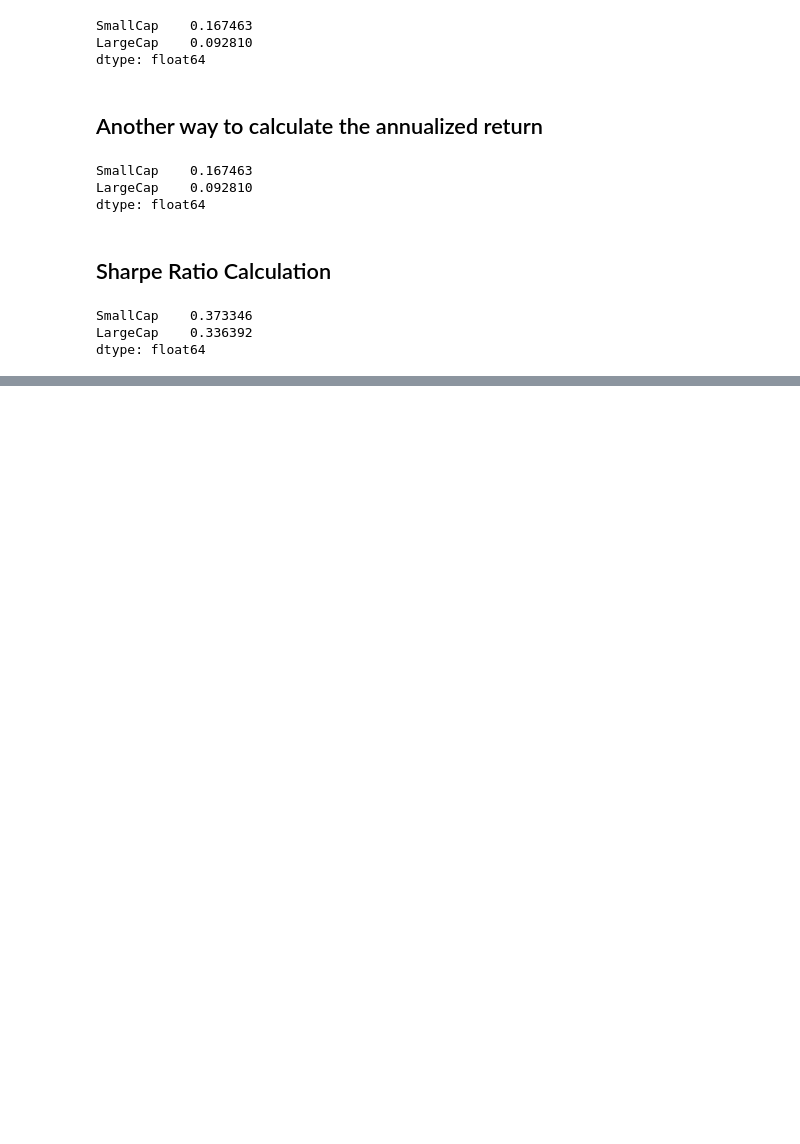
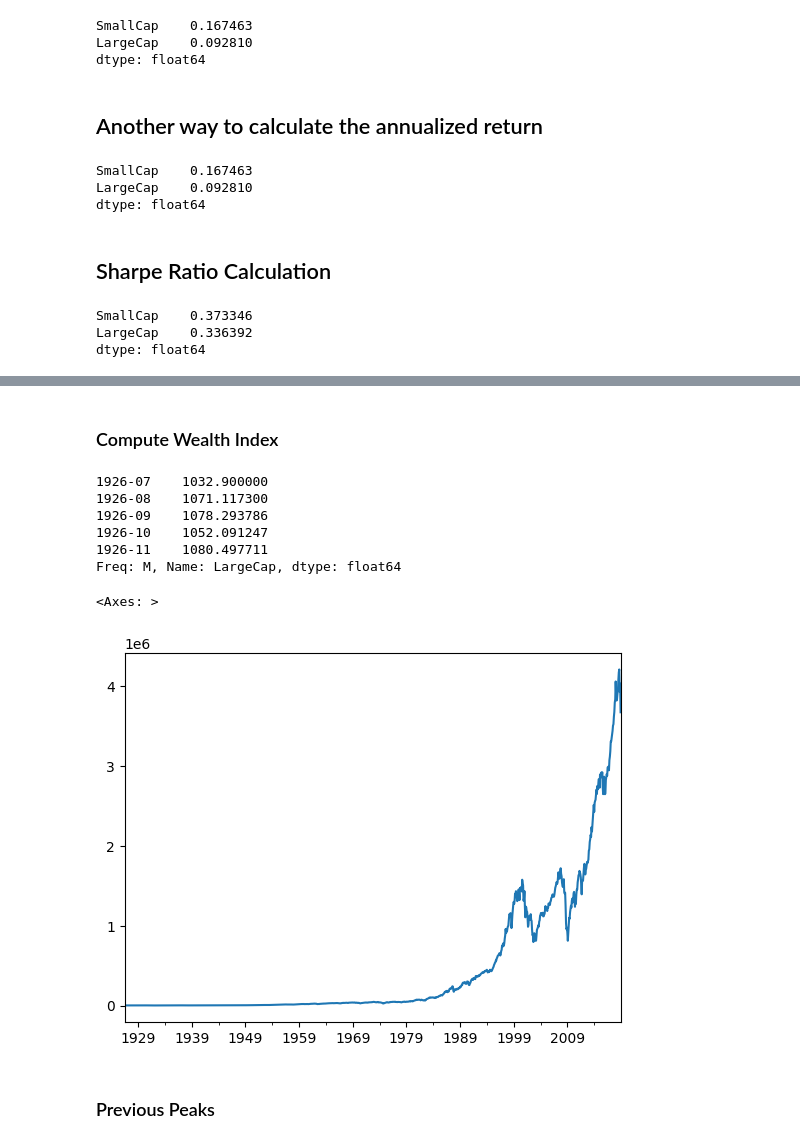
Before and after one commit to Akib-Raihan-4/Trading_With_Python, a Jupyter notebook: w1_s1.ipynb, the cells around one changed output, grey strips where cells are left out. Cells and saved outputs as stored; diff of their text form; code cells hidden in the pictures; blank space fills up the shorter version.

Commit message:
Drawdown practical part, wealth index, max peaks

```diff
--- a/w1_s1.ipynb
+++ b/w1_s1.ipynb
@@ -392,0 +395,10 @@ $$ Calmar \ Ratio = \frac{Average Annual Return}{Maximum Drawdown} $$
+# %%
+me_m = pd.read_csv('data/Portfolios_Formed_on_ME_monthly_EW.csv',
+                   header=0,
+                   index_col=0,
+                   parse_dates=True,
+                   na_values=-99.99)
+rets = me_m[['Lo 10', 'Hi 10']]
+rets.columns = ['SmallCap', 'LargeCap']
+rets /= 100
+rets.plot.line()
@@ -392,0 +408,4 @@ $$ Calmar \ Ratio = \frac{Average Annual Return}{Maximum Drawdown} $$
+# %%
+# Convert the index to datetime format
+rets.index = pd.to_datetime(rets.index, format="%Y%m")
+rets.head()
@@ -392,0 +419,4 @@ $$ Calmar \ Ratio = \frac{Average Annual Return}{Maximum Drawdown} $$
+# %%
+# Convert the index to a period with monthly frequency
+rets.index = rets.index.to_period('M')
+rets.head()
@@ -392,0 +446,19 @@ $$ Calmar \ Ratio = \frac{Average Annual Return}{Maximum Drawdown} $$
+# %% [markdown]
+### Compute Wealth Index
+# %%
+wealth_index = 1000 * (1+rets["LargeCap"]).cumprod()
+wealth_index.head()
+# %% [output]
+1926-07    1032.900000
+1926-08    1071.117300
+1926-09    1078.293786
+1926-10    1052.091247
+1926-11    1080.497711
+Freq: M, Name: LargeCap, dtype: float64
+# %%
+wealth_index.plot.line()
+# %% [output]
+<Axes: >
+[figure, added]
+# %% [markdown]
+### Previous Peaks
```
Also changed, not shown: parts of 25 cells of this notebook.
